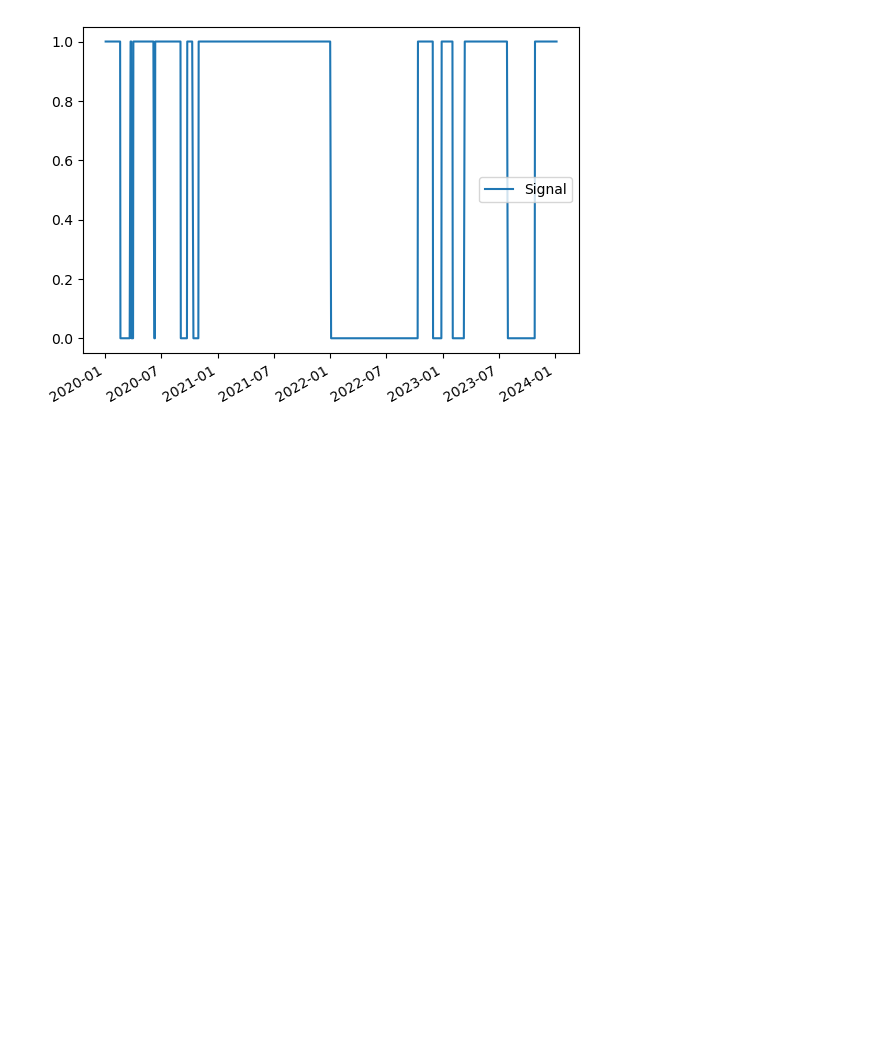
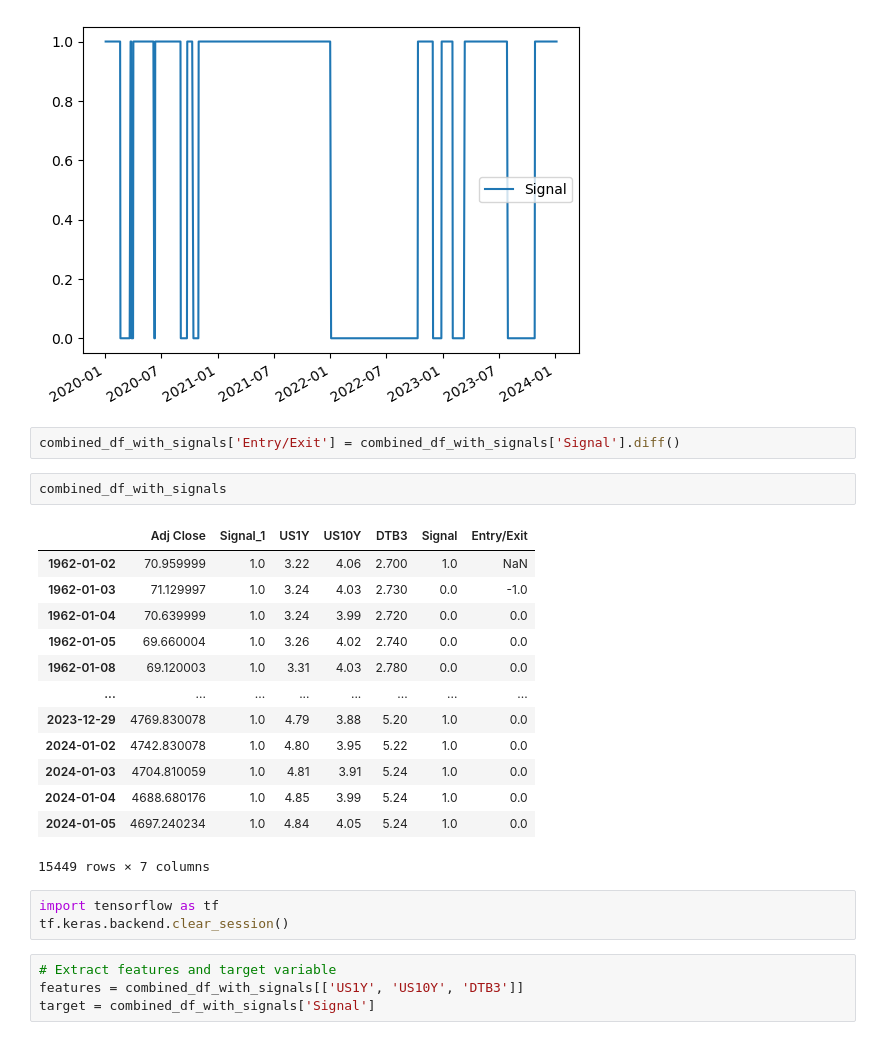
Before and after one commit to Mccalabrese/Neural-Networks-to-Model-the-SP500, a Jupyter notebook: tbill_sp_model.ipynb, the cells around one changed output. Drawn from its saved outputs; the diff is of its cells as text; blank space fills up the shorter version.

```diff
--- a/tbill_sp_model.ipynb
+++ b/tbill_sp_model.ipynb
@@ -498,3 +505,28 @@ combined_df_with_signals.loc['2020-01-01':'2024-01-09',['Signal']].plot()
 # %% [output]
 <Axes: >
 [figure]
+# %%
+combined_df_with_signals['Entry/Exit'] = combined_df_with_signals['Signal'].diff()
+# %%
+combined_df_with_signals
+# %% [output]
+|  | Adj Close | Signal_1 | US1Y | US10Y | DTB3 | Signal | Entry/Exit |
+| 1962-01-02 | 70.959999 | 1.0 | 3.22 | 4.06 | 2.700 | 1.0 | NaN |
+| 1962-01-03 | 71.129997 | 1.0 | 3.24 | 4.03 | 2.730 | 0.0 | -1.0 |
+| 1962-01-04 | 70.639999 | 1.0 | 3.24 | 3.99 | 2.720 | 0.0 | 0.0 |
+| 1962-01-05 | 69.660004 | 1.0 | 3.26 | 4.02 | 2.740 | 0.0 | 0.0 |
+| 1962-01-08 | 69.120003 | 1.0 | 3.31 | 4.03 | 2.780 | 0.0 | 0.0 |
+| ... | ... | ... | ... | ... | ... | ... | ... |
+| 2023-12-29 | 4769.830078 | 1.0 | 4.79 | 3.88 | 5.20 | 1.0 | 0.0 |
+| 2024-01-02 | 4742.830078 | 1.0 | 4.80 | 3.95 | 5.22 | 1.0 | 0.0 |
+| 2024-01-03 | 4704.810059 | 1.0 | 4.81 | 3.91 | 5.24 | 1.0 | 0.0 |
+| 2024-01-04 | 4688.680176 | 1.0 | 4.85 | 3.99 | 5.24 | 1.0 | 0.0 |
+| 2024-01-05 | 4697.240234 | 1.0 | 4.84 | 4.05 | 5.24 | 1.0 | 0.0 |
+15449 rows × 7 columns
+# %%
+import tensorflow as tf
+tf.keras.backend.clear_session()
+# %%
+# Extract features and target variable
+features = combined_df_with_signals[['US1Y', 'US10Y', 'DTB3']]
+target = combined_df_with_signals['Signal']
```
Also changed, not shown: parts of 13 cells of this notebook.
